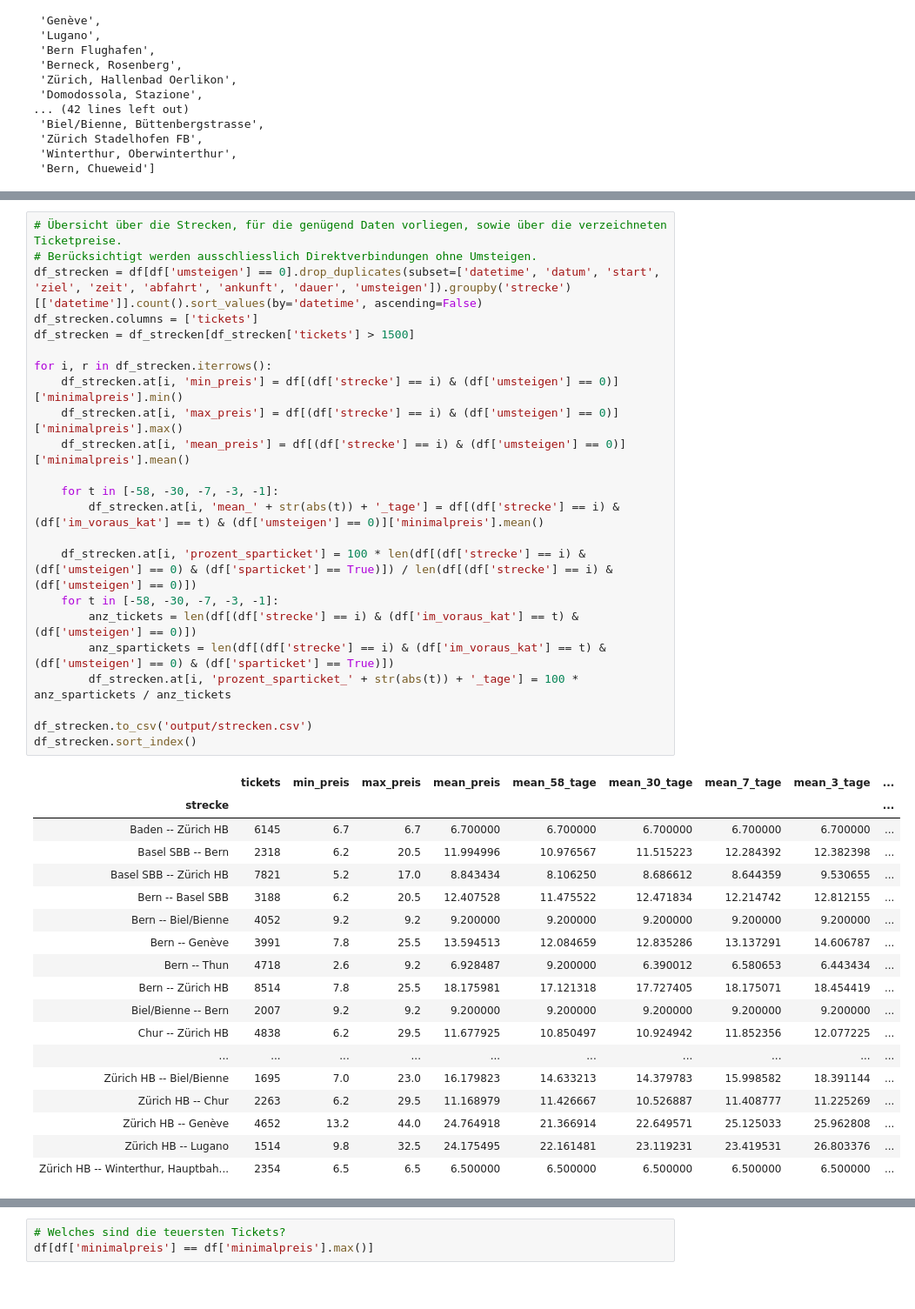
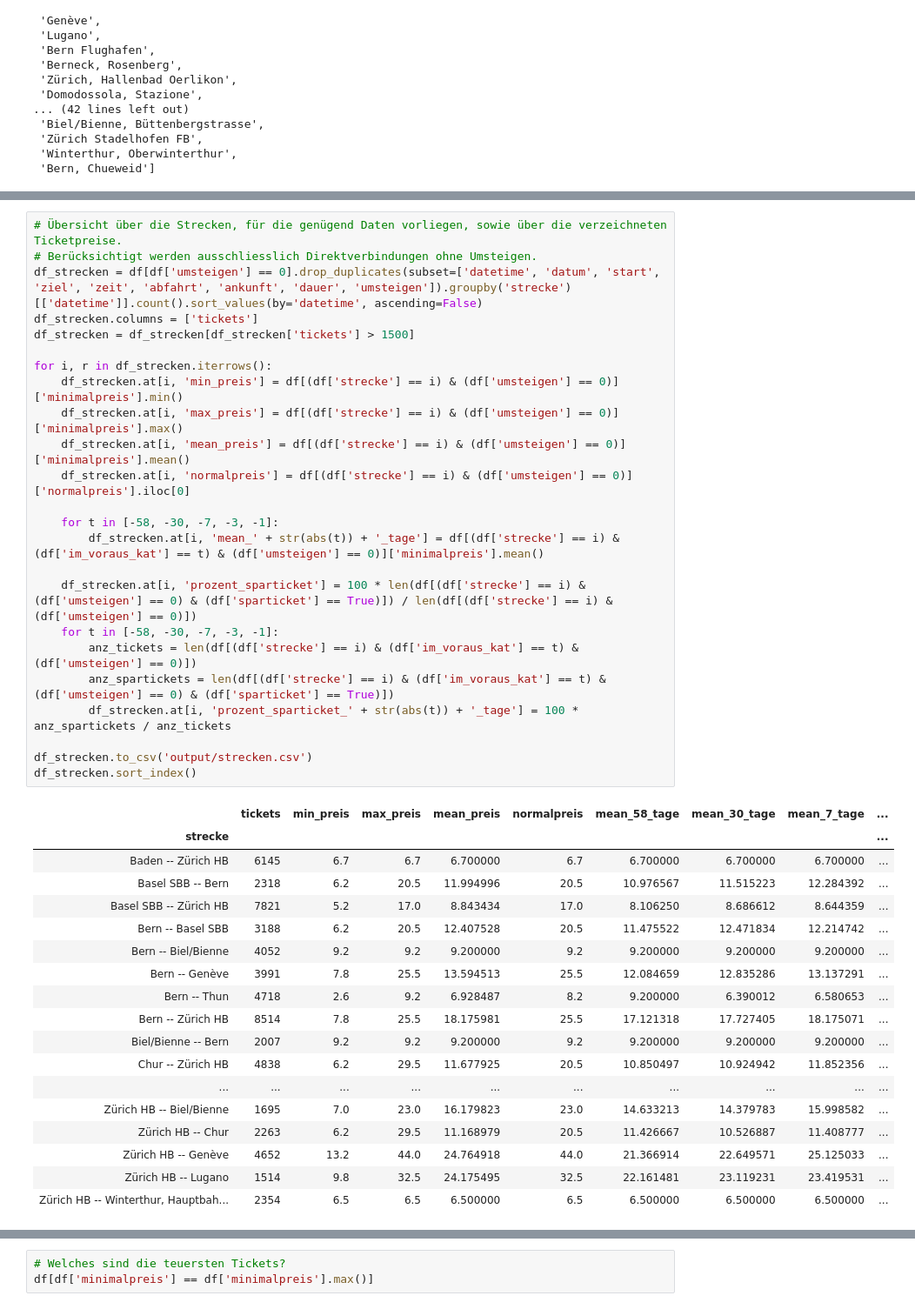
Before and after one commit to tamedia-ddj/2019-12-01_sparbillette, a Jupyter notebook: 3_spartbilette_auswertung.ipynb, the cells around one changed output, grey strips where cells are left out. Shown at 87% size. Saved outputs shown, nothing was run; the diff lists cells and outputs as text.

```diff
--- a/3_spartbilette_auswertung.ipynb
+++ b/3_spartbilette_auswertung.ipynb
@@ -135,45 +128,46 @@ df_temp = df_temp[df_temp['umsteigen'] == 0]
 # %%
 # Übersicht über die Strecken, für die genügend Daten vorliegen, sowie über die verzeichneten Ticketpreise.
 # Berücksichtigt werden ausschliesslich Direktverbindungen ohne Umsteigen.
 df_strecken = df[df['umsteigen'] == 0].drop_duplicates(subset=['datetime', 'datum', 'start', 'ziel', 'zeit', 'abfahrt', 'ankunft', 'dauer', 'umsteigen']).groupby('strecke')[['datetime']].count().sort_values(by='datetime', ascending=False)
 df_strecken.columns = ['tickets']
 df_strecken = df_strecken[df_strecken['tickets'] > 1500]
 
 for i, r in df_strecken.iterrows():
     df_strecken.at[i, 'min_preis'] = df[(df['strecke'] == i) & (df['umsteigen'] == 0)]['minimalpreis'].min()
     df_strecken.at[i, 'max_preis'] = df[(df['strecke'] == i) & (df['umsteigen'] == 0)]['minimalpreis'].max()
     df_strecken.at[i, 'mean_preis'] = df[(df['strecke'] == i) & (df['umsteigen'] == 0)]['minimalpreis'].mean()
+    df_strecken.at[i, 'normalpreis'] = df[(df['strecke'] == i) & (df['umsteigen'] == 0)]['normalpreis'].iloc[0]
 
     for t in [-58, -30, -7, -3, -1]:
         df_strecken.at[i, 'mean_' + str(abs(t)) + '_tage'] = df[(df['strecke'] == i) & (df['im_voraus_kat'] == t) & (df['umsteigen'] == 0)]['minimalpreis'].mean()
 
     df_strecken.at[i, 'prozent_sparticket'] = 100 * len(df[(df['strecke'] == i) & (df['umsteigen'] == 0) & (df['sparticket'] == True)]) / len(df[(df['strecke'] == i) & (df['umsteigen'] == 0)])
     for t in [-58, -30, -7, -3, -1]:
         anz_tickets = len(df[(df['strecke'] == i) & (df['im_voraus_kat'] == t) & (df['umsteigen'] == 0)])
         anz_spartickets = len(df[(df['strecke'] == i) & (df['im_voraus_kat'] == t) & (df['umsteigen'] == 0) & (df['sparticket'] == True)])
         df_strecken.at[i, 'prozent_sparticket_' + str(abs(t)) + '_tage'] = 100 * anz_spartickets / anz_tickets
 
 df_strecken.to_csv('output/strecken.csv')
 df_strecken.sort_index()
 # %% [output]
-|  | tickets | min_preis | max_preis | mean_preis | mean_58_tage | mean_30_tage | mean_7_tage | mean_3_tage | ... |
+|  | tickets | min_preis | max_preis | mean_preis | normalpreis | mean_58_tage | mean_30_tage | mean_7_tage | ... |
 | strecke |  |  |  |  |  |  |  |  | ... |
-| Baden -- Zürich HB | 6145 | 6.7 | 6.7 | 6.700000 | 6.700000 | 6.700000 | 6.700000 | 6.700000 | ... |
-| Basel SBB -- Bern | 2318 | 6.2 | 20.5 | 11.994996 | 10.976567 | 11.515223 | 12.284392 | 12.382398 | ... |
-| Basel SBB -- Zürich HB | 7821 | 5.2 | 17.0 | 8.843434 | 8.106250 | 8.686612 | 8.644359 | 9.530655 | ... |
-| Bern -- Basel SBB | 3188 | 6.2 | 20.5 | 12.407528 | 11.475522 | 12.471834 | 12.214742 | 12.812155 | ... |
-| Bern -- Biel/Bienne | 4052 | 9.2 | 9.2 | 9.200000 | 9.200000 | 9.200000 | 9.200000 | 9.200000 | ... |
-| Bern -- Genève | 3991 | 7.8 | 25.5 | 13.594513 | 12.084659 | 12.835286 | 13.137291 | 14.606787 | ... |
-| Bern -- Thun | 4718 | 2.6 | 9.2 | 6.928487 | 9.200000 | 6.390012 | 6.580653 | 6.443434 | ... |
-| Bern -- Zürich HB | 8514 | 7.8 | 25.5 | 18.175981 | 17.121318 | 17.727405 | 18.175071 | 18.454419 | ... |
-| Biel/Bienne -- Bern | 2007 | 9.2 | 9.2 | 9.200000 | 9.200000 | 9.200000 | 9.200000 | 9.200000 | ... |
-| Chur -- Zürich HB | 4838 | 6.2 | 29.5 | 11.677925 | 10.850497 | 10.924942 | 11.852356 | 12.077225 | ... |
+| Baden -- Zürich HB | 6145 | 6.7 | 6.7 | 6.700000 | 6.7 | 6.700000 | 6.700000 | 6.700000 | ... |
+| Basel SBB -- Bern | 2318 | 6.2 | 20.5 | 11.994996 | 20.5 | 10.976567 | 11.515223 | 12.284392 | ... |
+| Basel SBB -- Zürich HB | 7821 | 5.2 | 17.0 | 8.843434 | 17.0 | 8.106250 | 8.686612 | 8.644359 | ... |
+| Bern -- Basel SBB | 3188 | 6.2 | 20.5 | 12.407528 | 20.5 | 11.475522 | 12.471834 | 12.214742 | ... |
+| Bern -- Biel/Bienne | 4052 | 9.2 | 9.2 | 9.200000 | 9.2 | 9.200000 | 9.200000 | 9.200000 | ... |
+| Bern -- Genève | 3991 | 7.8 | 25.5 | 13.594513 | 25.5 | 12.084659 | 12.835286 | 13.137291 | ... |
+| Bern -- Thun | 4718 | 2.6 | 9.2 | 6.928487 | 8.2 | 9.200000 | 6.390012 | 6.580653 | ... |
+| Bern -- Zürich HB | 8514 | 7.8 | 25.5 | 18.175981 | 25.5 | 17.121318 | 17.727405 | 18.175071 | ... |
+| Biel/Bienne -- Bern | 2007 | 9.2 | 9.2 | 9.200000 | 9.2 | 9.200000 | 9.200000 | 9.200000 | ... |
+| Chur -- Zürich HB | 4838 | 6.2 | 29.5 | 11.677925 | 20.5 | 10.850497 | 10.924942 | 11.852356 | ... |
 | ... | ... | ... | ... | ... | ... | ... | ... | ... | ... |
-| Zürich HB -- Biel/Bienne | 1695 | 7.0 | 23.0 | 16.179823 | 14.633213 | 14.379783 | 15.998582 | 18.391144 | ... |
-| Zürich HB -- Chur | 2263 | 6.2 | 29.5 | 11.168979 | 11.426667 | 10.526887 | 11.408777 | 11.225269 | ... |
-| Zürich HB -- Genève | 4652 | 13.2 | 44.0 | 24.764918 | 21.366914 | 22.649571 | 25.125033 | 25.962808 | ... |
-| Zürich HB -- Lugano | 1514 | 9.8 | 32.5 | 24.175495 | 22.161481 | 23.119231 | 23.419531 | 26.803376 | ... |
-| Zürich HB -- Winterthur, Hauptbah... | 2354 | 6.5 | 6.5 | 6.500000 | 6.500000 | 6.500000 | 6.500000 | 6.500000 | ... |
+| Zürich HB -- Biel/Bienne | 1695 | 7.0 | 23.0 | 16.179823 | 23.0 | 14.633213 | 14.379783 | 15.998582 | ... |
+| Zürich HB -- Chur | 2263 | 6.2 | 29.5 | 11.168979 | 20.5 | 11.426667 | 10.526887 | 11.408777 | ... |
+| Zürich HB -- Genève | 4652 | 13.2 | 44.0 | 24.764918 | 44.0 | 21.366914 | 22.649571 | 25.125033 | ... |
+| Zürich HB -- Lugano | 1514 | 9.8 | 32.5 | 24.175495 | 32.5 | 22.161481 | 23.119231 | 23.419531 | ... |
+| Zürich HB -- Winterthur, Hauptbah... | 2354 | 6.5 | 6.5 | 6.500000 | 6.5 | 6.500000 | 6.500000 | 6.500000 | ... |
 # %%
 # Exportieren der Daten für Datawrapper.
 df_temp = df_strecken[df_strecken['tickets'] > 1000]
```
Also changed, not shown: parts of 10 cells of this notebook.
